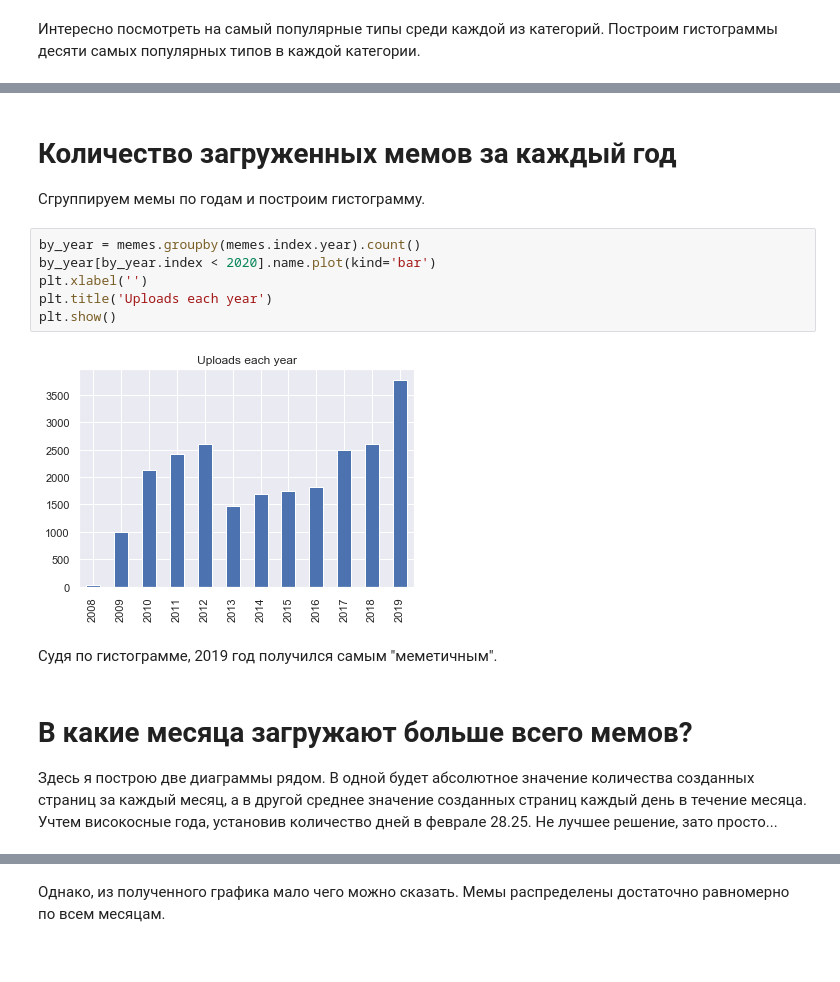
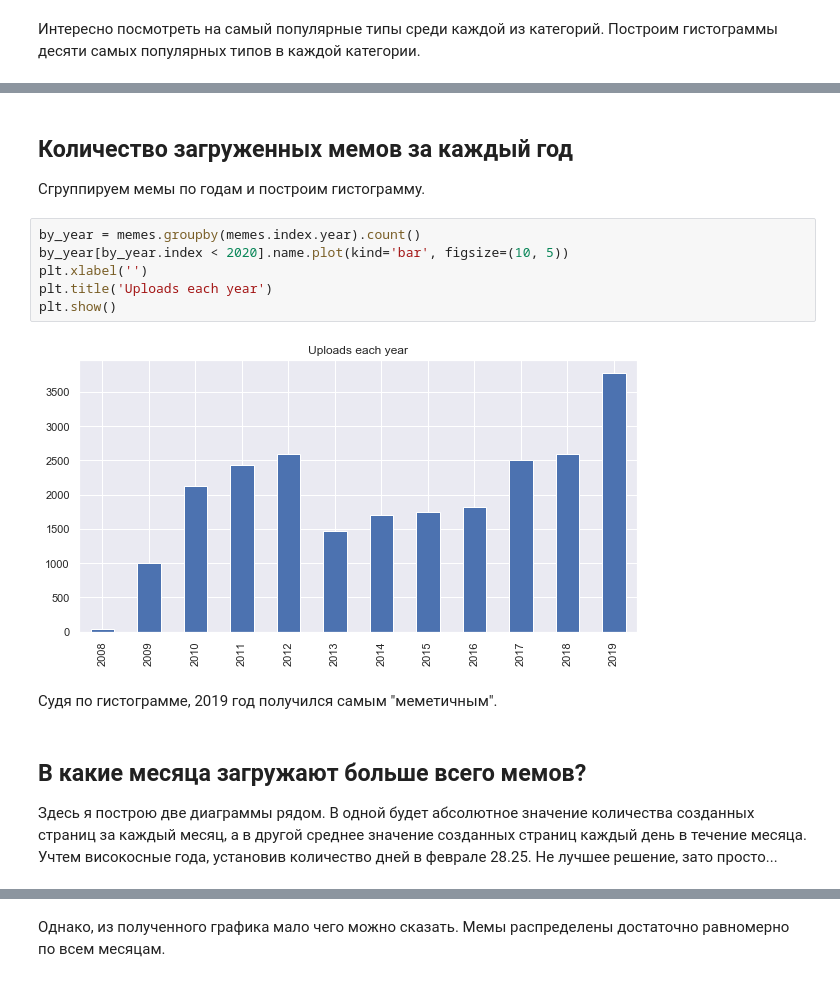
Before and after one commit to XopcLabs/memes, a Jupyter notebook: Research.ipynb, the cells around one changed output, grey strips where cells are left out. Cells and saved outputs as stored; diff of their text form.

```diff
--- a/Research.ipynb
+++ b/Research.ipynb
@@ -145,19 +151,19 @@ plt.show()
 Также достаточно интересно, что среди страниц людей, страниц посвященных музыкантам почти вдвое больше, чем страниц, посвященных блоггерам.
 # %% [markdown]
-# Количество загруженных мемов за каждый год
+## Количество загруженных мемов за каждый год
 Сгруппируем мемы по годам и построим гистограмму.
 # %%
 by_year = memes.groupby(memes.index.year).count()
-by_year[by_year.index < 2020].name.plot(kind='bar')
+by_year[by_year.index < 2020].name.plot(kind='bar', figsize=(10, 5))
 plt.xlabel('')
 plt.title('Uploads each year')
 plt.show()
 # %% [output]
-[figure, old version]
+[figure, new version]
 # %% [markdown]
 Судя по гистограмме, 2019 год получился самым "меметичным".
 # %% [markdown]
-# В какие месяца загружают больше всего мемов?
+## В какие месяца загружают больше всего мемов?
 Здесь я построю две диаграммы рядом. В одной будет абсолютное значение количества созданных страниц за каждый месяц, а в другой среднее значение созданных страниц каждый день в течение месяца.
 Учтем високосные года, установив количество дней в феврале 28.25. Не лучшее решение, зато просто...
 # %%
```
Also changed, not shown: parts of 31 cells of this notebook, 3 other files.
